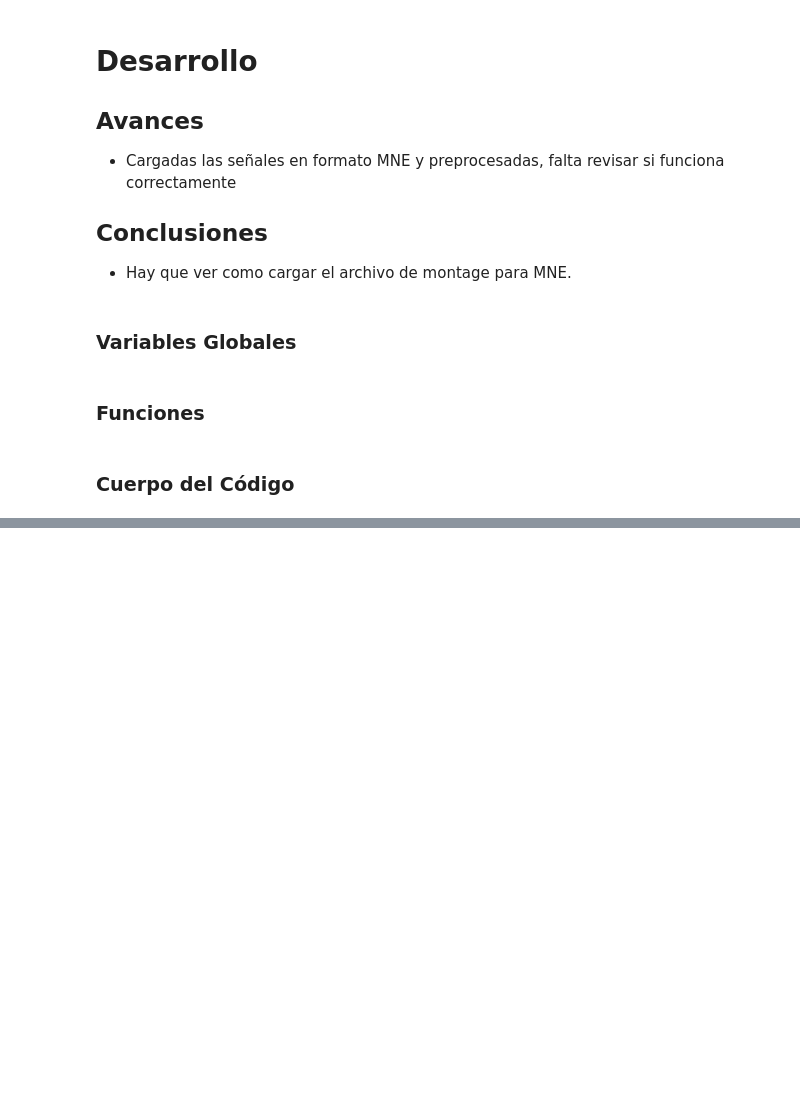
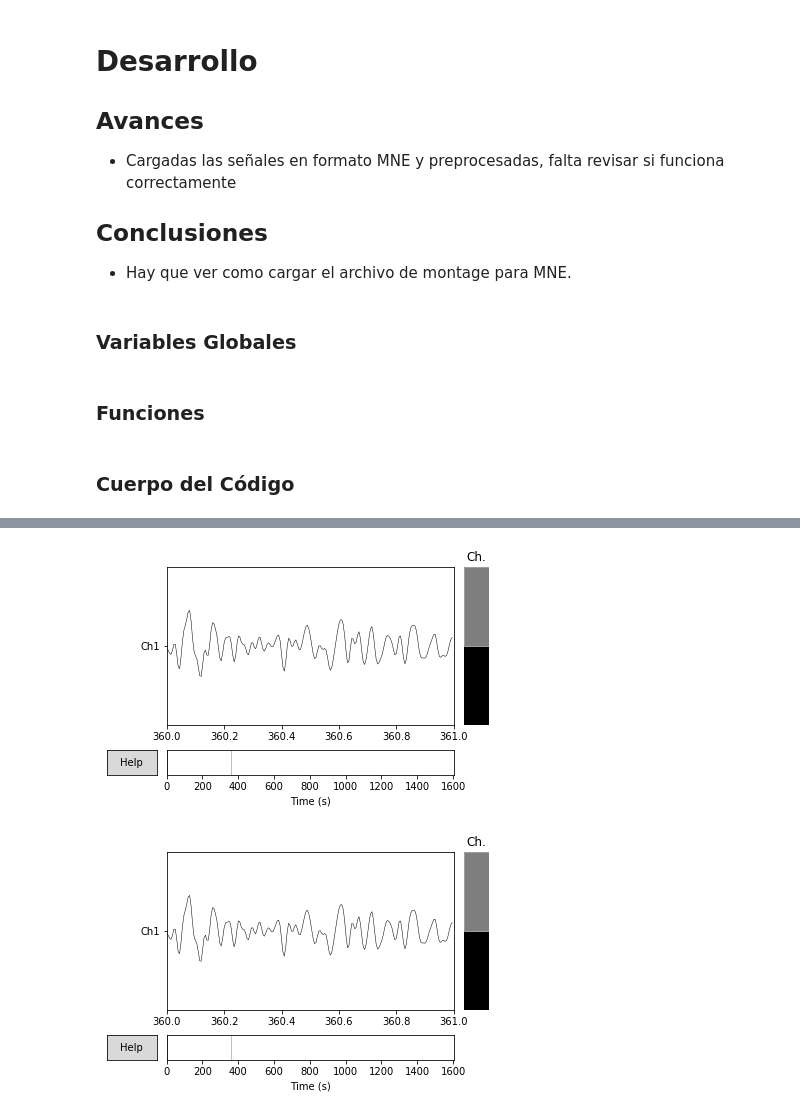
Before and after one commit to lopezjuanma96/PiDJm, a Jupyter notebook: ProcEEGingV.ipynb, the cells around one changed output, grey strips where cells are left out. Saved outputs shown, nothing was run; the diff lists cells and outputs as text; code cells hidden in the pictures; blank space fills up the shorter version.

```diff
--- a/ProcEEGingV.ipynb
+++ b/ProcEEGingV.ipynb
@@ -488,0 +511,5 @@ hola
+# %%
+X_mneProc.plot(duration = 1.0, start = 360.0, n_channels = 1, scalings = dict(eeg=20))
+# %% [output]
+[figure, added]
+[figure, added]
```
Also changed, not shown: parts of 7 cells of this notebook.
